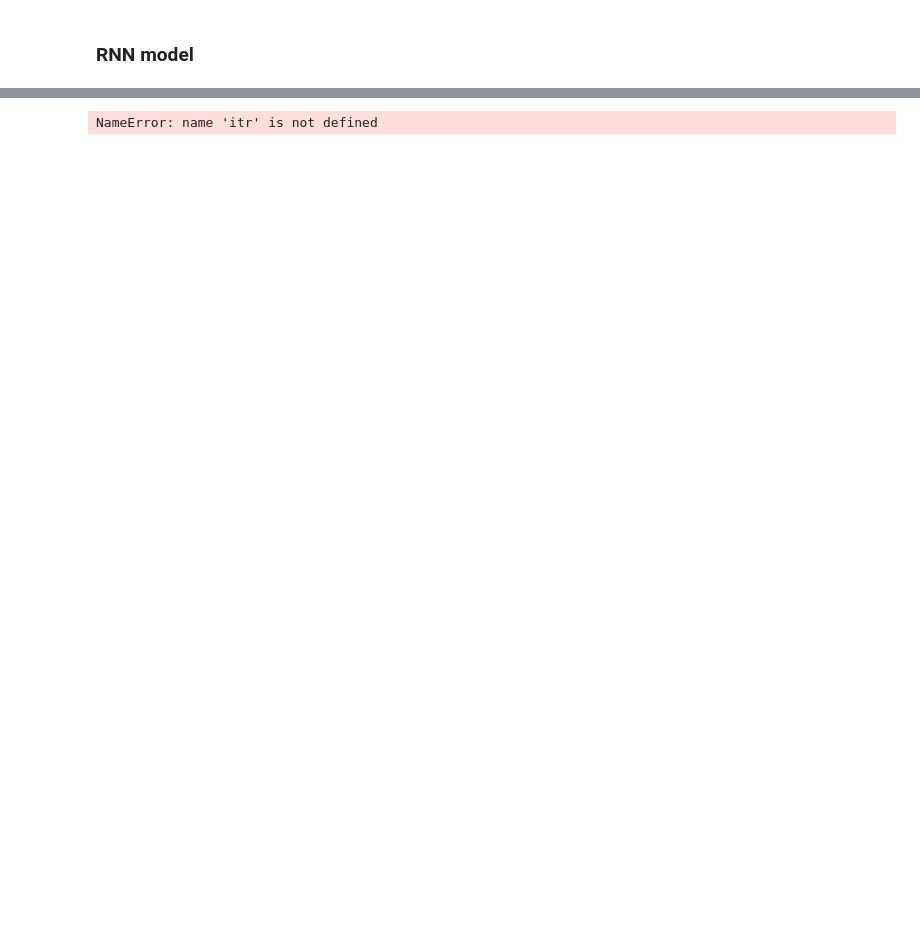
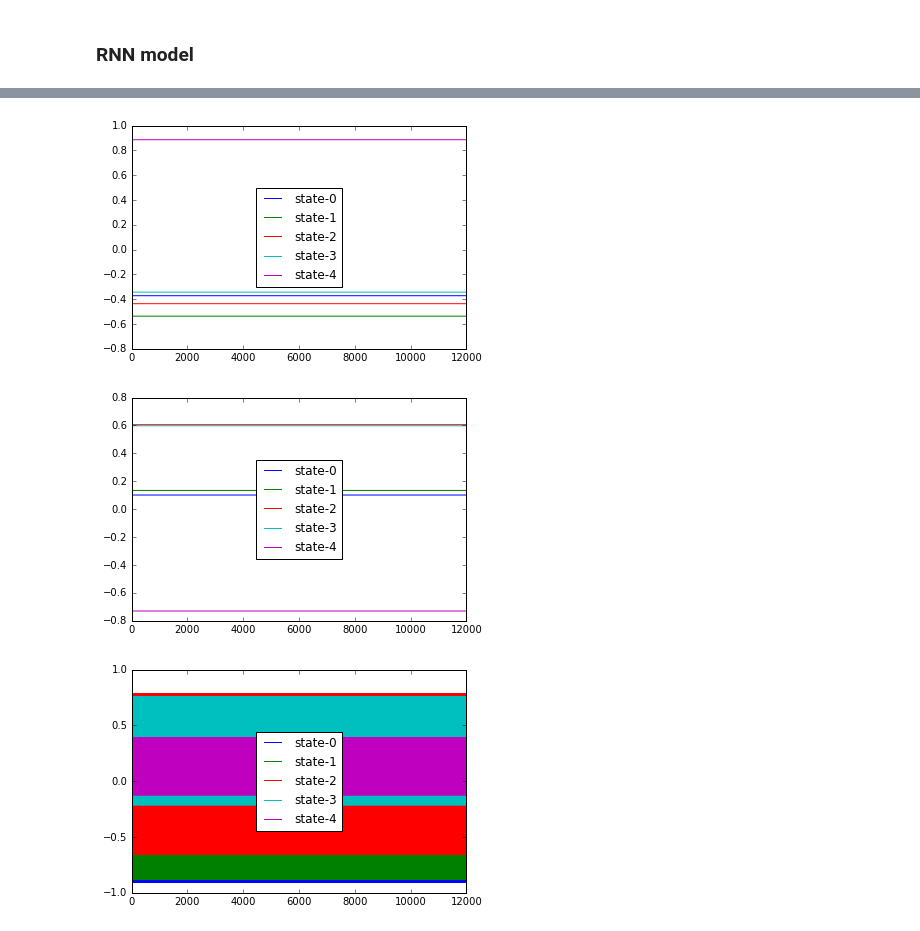
Before and after one commit to Libardo1/sequence_predictions_using_rnn, a Jupyter notebook: sequence prediction using RNN.ipynb, the cells around one changed output, grey strips where cells are left out. Cells and saved outputs as stored; diff of their text form; code cells hidden in the pictures; blank space fills up the shorter version.

```diff
--- a/sequence prediction using RNN.ipynb
+++ b/sequence prediction using RNN.ipynb
@@ -205,4 +201,0 @@ plt.plot(losses)
-# %%
-itr
-# %% [output]
-NameError: name 'itr' is not defined
@@ -208,0 +210,44 @@ NameError: name 'itr' is not defined
+# %%
+# Input parameters
+num_steps = 12
+batch_size = 1
+state_size = 5
+def test(xs):
+    x_input = tf.placeholder(tf.int32, shape=(batch_size, num_steps))
+    y_target = tf.placeholder(tf.int32, shape=(batch_size, num_steps))
+    init_state = tf.placeholder(tf.float32, shape=(batch_size, state_size))
+    x_one_hot = tf.one_hot(x_input, num_classes)
+    rnn_inputs = tf.unpack(x_one_hot, axis=1)
+
+    # Parameters for RNN
+    init_state_value = np.zeros((batch_size, state_size))
+
+    #creating the model
+    outputs = rnn_loop(rnn_inputs, init_state, state_size, num_classes)
+    final_state = outputs[-1]
+
+    #Testing the model
+    #with tf.Session() as sess:
+    states = []
+    for _x in xs:
+        init_state_value, states_ = sess.run([final_state, outputs],
+                                             {x_input: _x, init_state: init_state_value})
+        states.append(states_)
+    return states
+# %%
+def plot_test(states):
+    combined_states = np.concatenate([np.concatenate(state) for state in states])
+    plt.plot(combined_states)
+    plt.legend(["state-0", "state-1", "state-2", "state-3", "state-4"], loc="center")
+    plt.show()
+# %%
+xs1 = [np.ones((batch_size, num_steps)) for _ in range(1000)]
+xs2 = [np.zeros((batch_size, num_steps)) for _ in range(1000)]
+xs3 = [np.array([[1, 0, 0] * 4]) for _ in range(1000)]
+
+for xs in [xs1, xs2, xs3]:
+    plot_test(test(xs))
+# %% [output]
+[figure, added]
+[figure, added]
+[figure, added]
```
Also changed, not shown: parts of 10 cells of this notebook.
